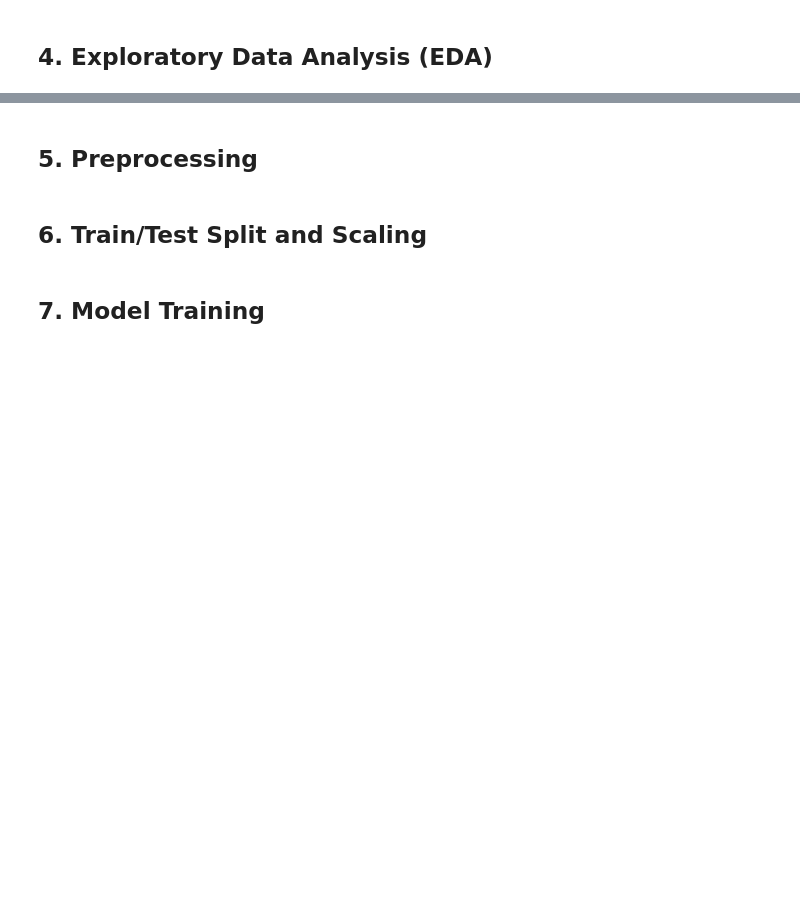
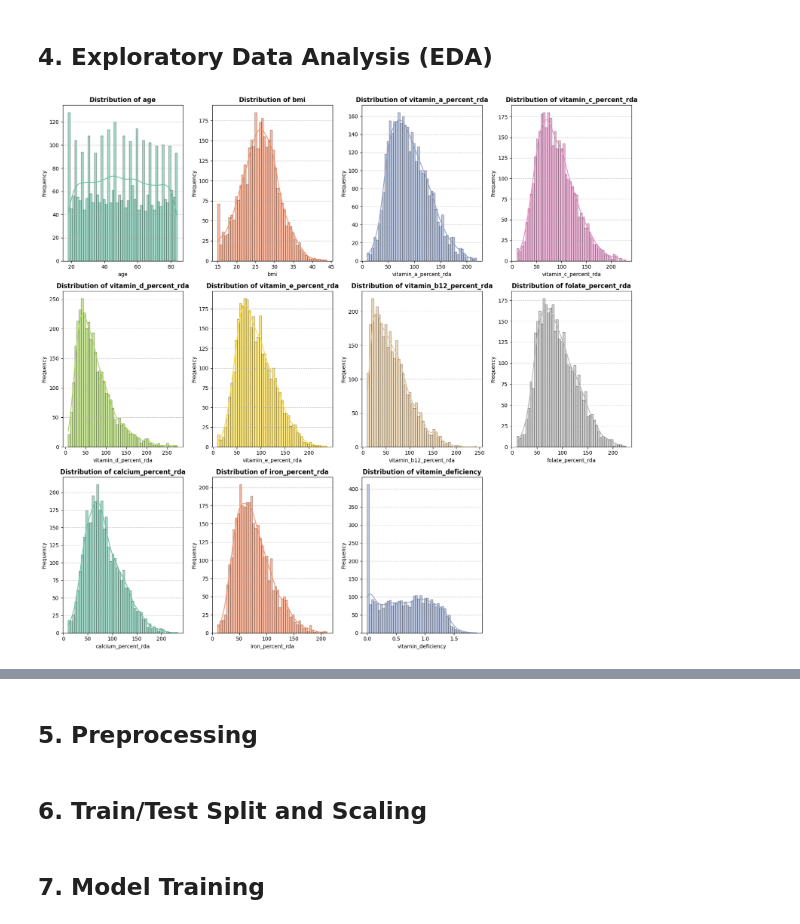
Before and after one commit to abdo-ghg/Vitamin-Deficiency-Prediction, a Jupyter notebook: vitamin_deficiency_prediction.ipynb, the cells around one changed output, grey strips where cells are left out. Saved outputs shown, nothing was run; the diff lists cells and outputs as text; code cells hidden in the pictures; blank space fills up the shorter version.

```diff
--- a/vitamin_deficiency_prediction.ipynb
+++ b/vitamin_deficiency_prediction.ipynb
@@ -36,2 +120,30 @@ Shape: (3500, 21)
+# %%
+numeric_cols = df.select_dtypes(include=['int64', 'float64']).columns.tolist()
+categorical_cols = df.select_dtypes(include=['object']).columns.tolist()
 # %% [markdown]
 ## 4. Exploratory Data Analysis (EDA)
+# %%
+histo_cols = numeric_cols.copy()
+histo_cols.remove('symptoms_count')
+#histo_cols.append('symptoms_list')
+# %%
+import math
+cols_per_row = 4
+num_rows = math.ceil(len(histo_cols) / cols_per_row)
+fig, axes = plt.subplots(nrows=num_rows, ncols=cols_per_row, figsize=(16, 5 * num_rows))
+axes = axes.flatten()
+
+for i, col in enumerate(histo_cols):
+    sns.histplot(data=df, x=col,kde=True,bins=50, alpha=0.6, color=sns.color_palette("Set2")[i % 8], ax=axes[i])
+    axes[i].set_title(f'Distribution of {col}', fontsize=12, fontweight='bold')
+    axes[i].set_xlabel(col, fontsize=10)
+    axes[i].set_ylabel('Frequency', fontsize=10)
+    axes[i].grid(axis='y', linestyle='--', alpha=0.7)
+
+for j in range(len(histo_cols), len(axes)):
+    fig.delaxes(axes[j])
+plt.tight_layout()
+
+plt.show()
+# %% [output]
+[figure, added]
```
Also changed, not shown: parts of 17 cells of this notebook, 3 other files.
